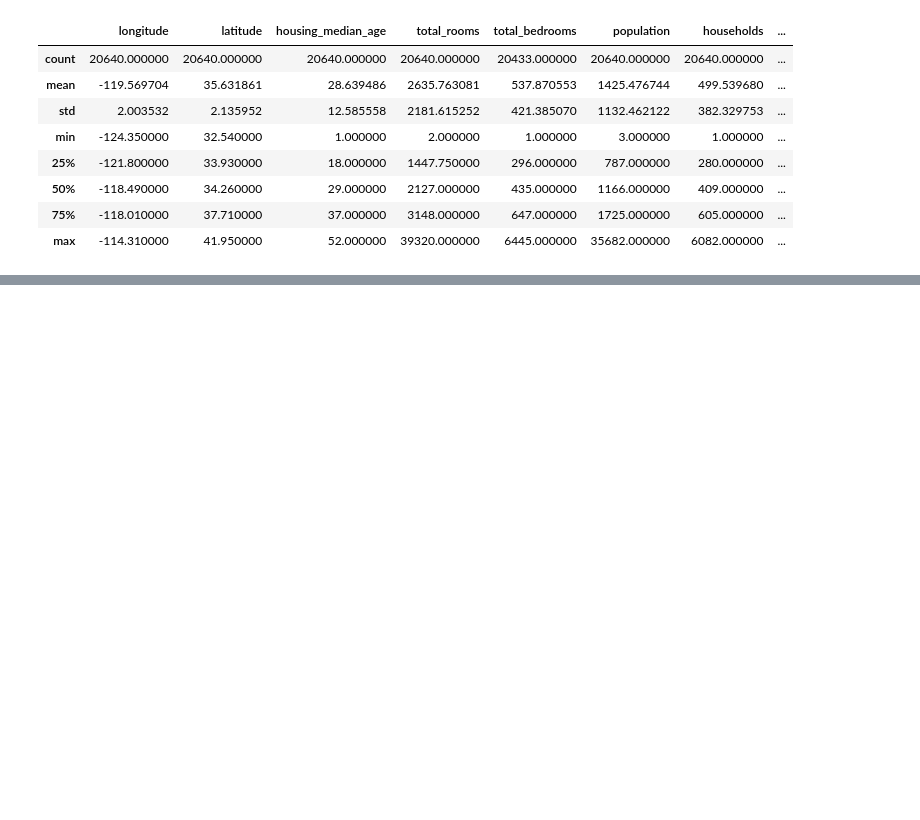
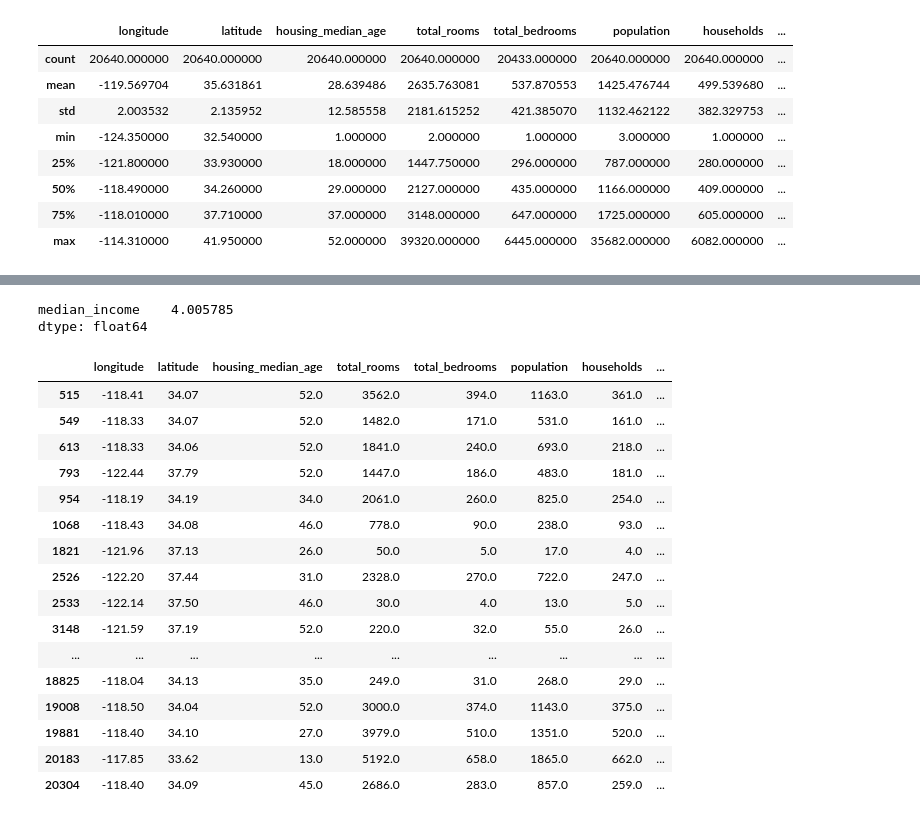
Before and after one commit to Mahnoor-Asad-Khan/day06-08--machine-learning-workflow, a Jupyter notebook: pandas_foundations.ipynb, the cells around one changed output, grey strips where cells are left out. Drawn from its saved outputs; the diff is of its cells as text; code cells hidden in the pictures; blank space fills up the shorter version.

```diff
--- a/pandas_foundations.ipynb
+++ b/pandas_foundations.ipynb
@@ -114,0 +222,25 @@ housing.describe()
+# %%
+housing[housing["ocean_proximity"]=="NEAR OCEAN"].loc[:,["median_income"]].mean()
+# %% [output]
+median_income    4.005785
+dtype: float64
+# %%
+housing[housing["median_income"] == housing["median_income"].max()]
+# %% [output]
+|  | longitude | latitude | housing_median_age | total_rooms | total_bedrooms | population | households | ... |
+| 515 | -118.41 | 34.07 | 52.0 | 3562.0 | 394.0 | 1163.0 | 361.0 | ... |
+| 549 | -118.33 | 34.07 | 52.0 | 1482.0 | 171.0 | 531.0 | 161.0 | ... |
+| 613 | -118.33 | 34.06 | 52.0 | 1841.0 | 240.0 | 693.0 | 218.0 | ... |
+| 793 | -122.44 | 37.79 | 52.0 | 1447.0 | 186.0 | 483.0 | 181.0 | ... |
+| 954 | -118.19 | 34.19 | 34.0 | 2061.0 | 260.0 | 825.0 | 254.0 | ... |
+| 1068 | -118.43 | 34.08 | 46.0 | 778.0 | 90.0 | 238.0 | 93.0 | ... |
+| 1821 | -121.96 | 37.13 | 26.0 | 50.0 | 5.0 | 17.0 | 4.0 | ... |
+| 2526 | -122.20 | 37.44 | 31.0 | 2328.0 | 270.0 | 722.0 | 247.0 | ... |
+| 2533 | -122.14 | 37.50 | 46.0 | 30.0 | 4.0 | 13.0 | 5.0 | ... |
+| 3148 | -121.59 | 37.19 | 52.0 | 220.0 | 32.0 | 55.0 | 26.0 | ... |
+| ... | ... | ... | ... | ... | ... | ... | ... | ... |
+| 18825 | -118.04 | 34.13 | 35.0 | 249.0 | 31.0 | 268.0 | 29.0 | ... |
+| 19008 | -118.50 | 34.04 | 52.0 | 3000.0 | 374.0 | 1143.0 | 375.0 | ... |
+| 19881 | -118.40 | 34.10 | 27.0 | 3979.0 | 510.0 | 1351.0 | 520.0 | ... |
+| 20183 | -117.85 | 33.62 | 13.0 | 5192.0 | 658.0 | 1865.0 | 662.0 | ... |
+| 20304 | -118.40 | 34.09 | 45.0 | 2686.0 | 283.0 | 857.0 | 259.0 | ... |
```
Also changed, not shown: parts of 9 cells of this notebook.
